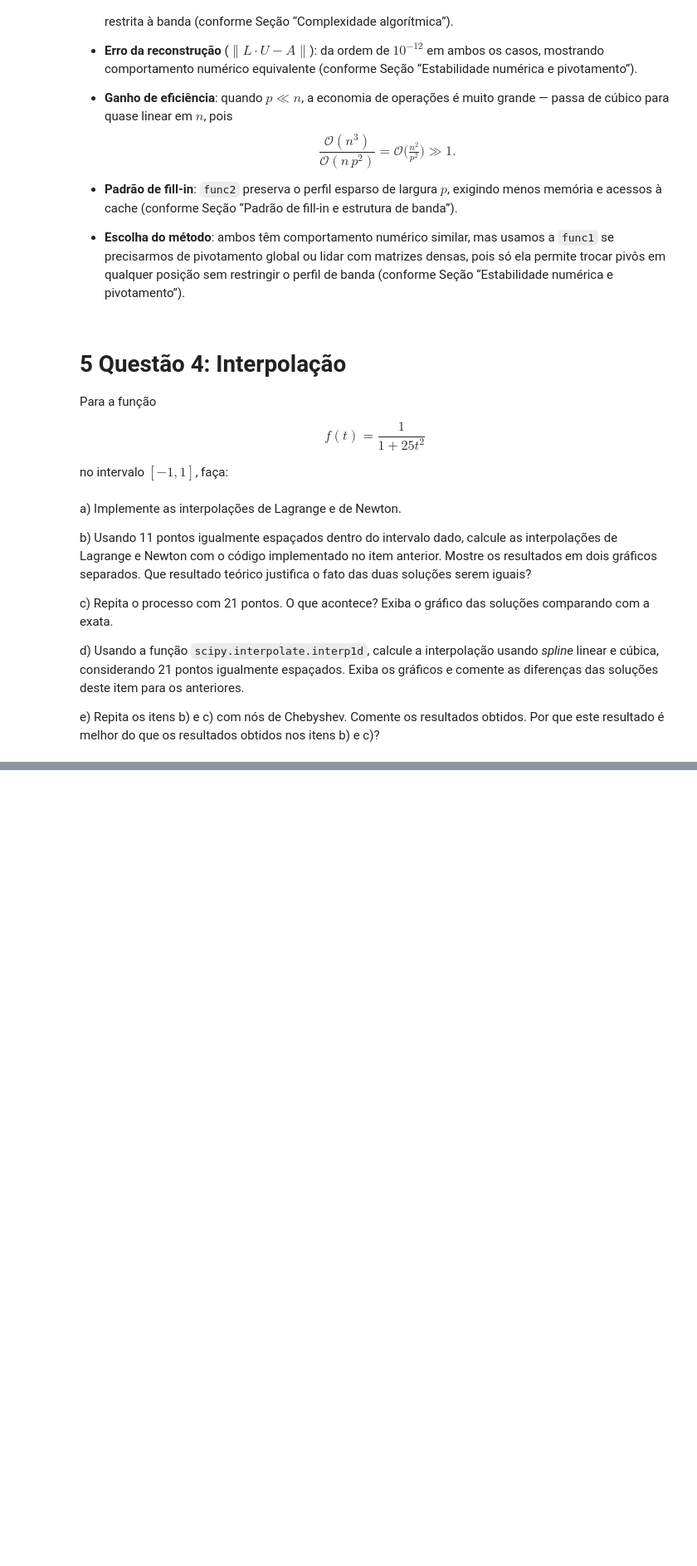
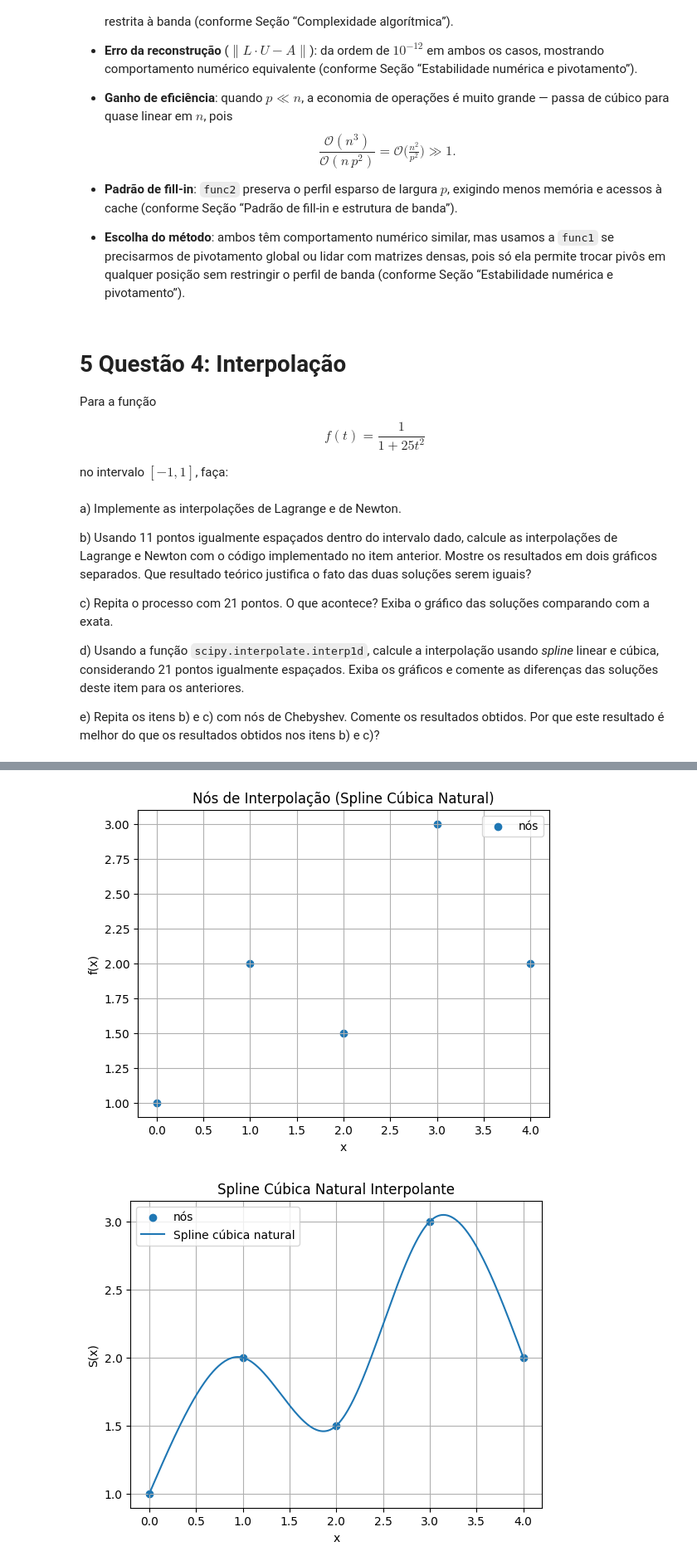
Before and after one commit to lfelipediniz/NumericEssentials, a Jupyter notebook: NumericEssentials.ipynb, the cells around one changed output, grey strips where cells are left out. Shown at 83% size. Cells and saved outputs as stored; diff of their text form; code cells hidden in the pictures; blank space fills up the shorter version.

```diff
--- a/NumericEssentials.ipynb
+++ b/NumericEssentials.ipynb
@@ -1031,0 +1304,69 @@ Seguindo essa rota você garante controle sobre a precisão da interpolação e
+# %%
+# defininfo os nós e valores da função
+xi = np.array([0, 1, 2, 3, 4], dtype=float)
+fi = np.array([1, 2, 1.5, 3, 2], dtype=float)
+
+n = len(xi) - 1
+h = xi[1:] - xi[:-1]
+deltay = fi[1:] - fi[:-1]
+
+# monta a matriz tridiagonal A e o vetor g
+A = np.zeros((n+1, n+1))
+g = np.zeros(n+1)
+A[0, 0] = 1
+A[n, n] = 1
+for i in range(1, n):
+    A[i, i-1] = h[i-1]
+    A[i, i] = 2 * (h[i-1] + h[i])
+    A[i, i+1] = h[i]
+    g[i] = 3 * (deltay[i] / h[i] - deltay[i-1] / h[i-1])
+
+# resolve para obter b = S'' nos nós
+b = np.linalg.solve(A, g)
+
+# calcula coeficientes a_i, c_i, d_i em cada subintervalo
+a = np.zeros(n+1)
+c = np.zeros(n+1)
+d = np.zeros(n+1)
+for i in range(1, n+1):
+    a[i] = (b[i] - b[i-1]) / (3 * h[i-1])
+    c[i] = deltay[i-1] / h[i-1] - h[i-1] * (2*b[i-1] + b[i]) / 3
+    d[i] = fi[i-1]
+
+# função que avalia a spline natural em x
+def S(x):
+    idx = np.searchsorted(xi, x)
+    if idx == 0:
+        idx = 1
+    elif idx > n:
+        idx = n
+    dx = x - xi[idx-1]
+    return a[idx]*dx**3 + b[idx-1]*dx**2 + c[idx]*dx + d[idx]
+
+# gera pontos para plotar a curva suave
+xx = np.linspace(xi[0], xi[-1], 400)
+yy = np.array([S(x) for x in xx])
+
+# gráfico 1: scatter dos nós
+plt.figure()
+plt.scatter(xi, fi, marker='o', label='nós')
+plt.title('Nós de Interpolação (Spline Cúbica Natural)')
+plt.xlabel('x')
+plt.ylabel('f(x)')
+plt.grid(True)
+plt.legend()
+
+# gráfico 2: curva suave piecewise + nós
+plt.figure()
+plt.scatter(xi, fi, marker='o', label='nós')
+plt.plot(xx, yy, label='Spline cúbica natural')
+plt.title('Spline Cúbica Natural Interpolante')
+plt.xlabel('x')
+plt.ylabel('S(x)')
+plt.grid(True)
+plt.legend()
+
+plt.show()
+# %% [output]
+[figure, added]
+[figure, added]
```
Also changed, not shown: parts of 24 cells of this notebook.
